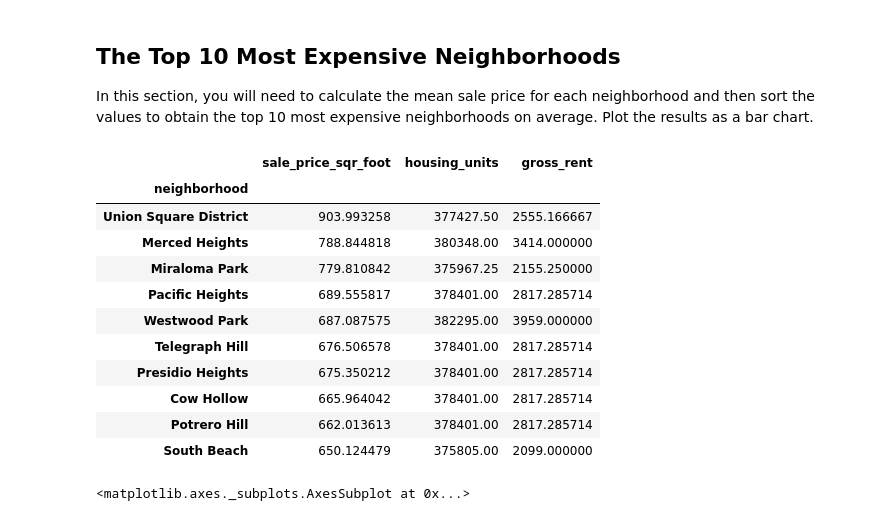
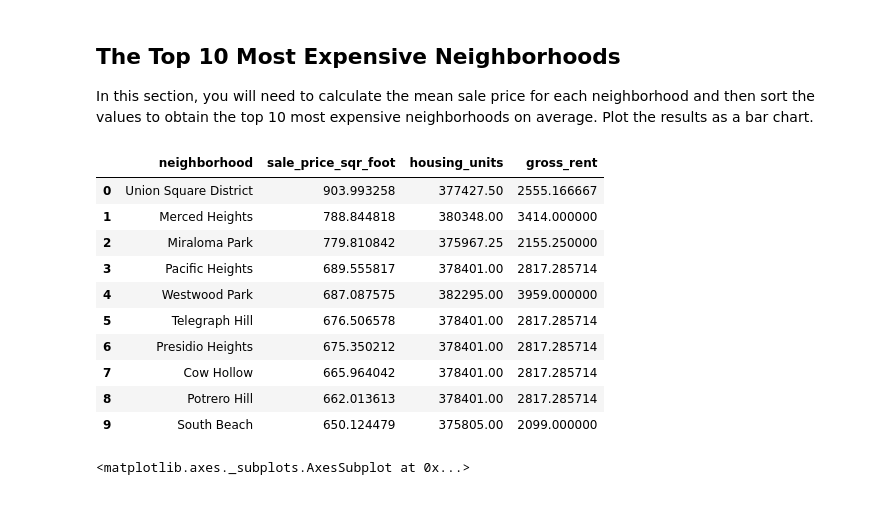
Before and after one commit to lwbakhit/Pyviz-Homework, a Jupyter notebook: rental_analysis.ipynb, the cells around one changed output. Cells and saved outputs as stored; diff of their text form; code cells hidden in the pictures.

```diff
--- a/rental_analysis.ipynb
+++ b/rental_analysis.ipynb
@@ -141,21 +146,23 @@ In this section, you will need to calculate the mean sale price for each neighbo
 # %%
 # Getting the data from the top 10 expensive neighborhoods
 
-sfo_group_avg = sfo_group.groupby(['neighborhood']).mean()
-sfo_group_avg_plt = sfo_group_avg.sort_values('sale_price_sqr_foot', ascending=False)
-sfo_group_avg_plt.head(10)
+sfo_group_avg = sfo_data.groupby(by="neighborhood").mean()
+sfo_group_avg = sfo_group_avg.sort_values(
+    by="sale_price_sqr_foot", ascending=False
+).head(10)
+sfo_group_avg = sfo_group_avg.reset_index()
+sfo_group_avg
 # %% [output]
-|  | sale_price_sqr_foot | housing_units | gross_rent |
-| neighborhood |  |  |  |
-| Union Square District | 903.993258 | 377427.50 | 2555.166667 |
-| Merced Heights | 788.844818 | 380348.00 | 3414.000000 |
-| Miraloma Park | 779.810842 | 375967.25 | 2155.250000 |
-| Pacific Heights | 689.555817 | 378401.00 | 2817.285714 |
-| Westwood Park | 687.087575 | 382295.00 | 3959.000000 |
-| Telegraph Hill | 676.506578 | 378401.00 | 2817.285714 |
-| Presidio Heights | 675.350212 | 378401.00 | 2817.285714 |
-| Cow Hollow | 665.964042 | 378401.00 | 2817.285714 |
-| Potrero Hill | 662.013613 | 378401.00 | 2817.285714 |
-| South Beach | 650.124479 | 375805.00 | 2099.000000 |
+|  | neighborhood | sale_price_sqr_foot | housing_units | gross_rent |
+| 0 | Union Square District | 903.993258 | 377427.50 | 2555.166667 |
+| 1 | Merced Heights | 788.844818 | 380348.00 | 3414.000000 |
+| 2 | Miraloma Park | 779.810842 | 375967.25 | 2155.250000 |
+| 3 | Pacific Heights | 689.555817 | 378401.00 | 2817.285714 |
+| 4 | Westwood Park | 687.087575 | 382295.00 | 3959.000000 |
+| 5 | Telegraph Hill | 676.506578 | 378401.00 | 2817.285714 |
+| 6 | Presidio Heights | 675.350212 | 378401.00 | 2817.285714 |
+| 7 | Cow Hollow | 665.964042 | 378401.00 | 2817.285714 |
+| 8 | Potrero Hill | 662.013613 | 378401.00 | 2817.285714 |
+| 9 | South Beach | 650.124479 | 375805.00 | 2099.000000 |
 # %%
 # Plotting the data from the top 10 expensive neighborhoods
```
Also changed, not shown: parts of 5 cells of this notebook, 2 other files.
